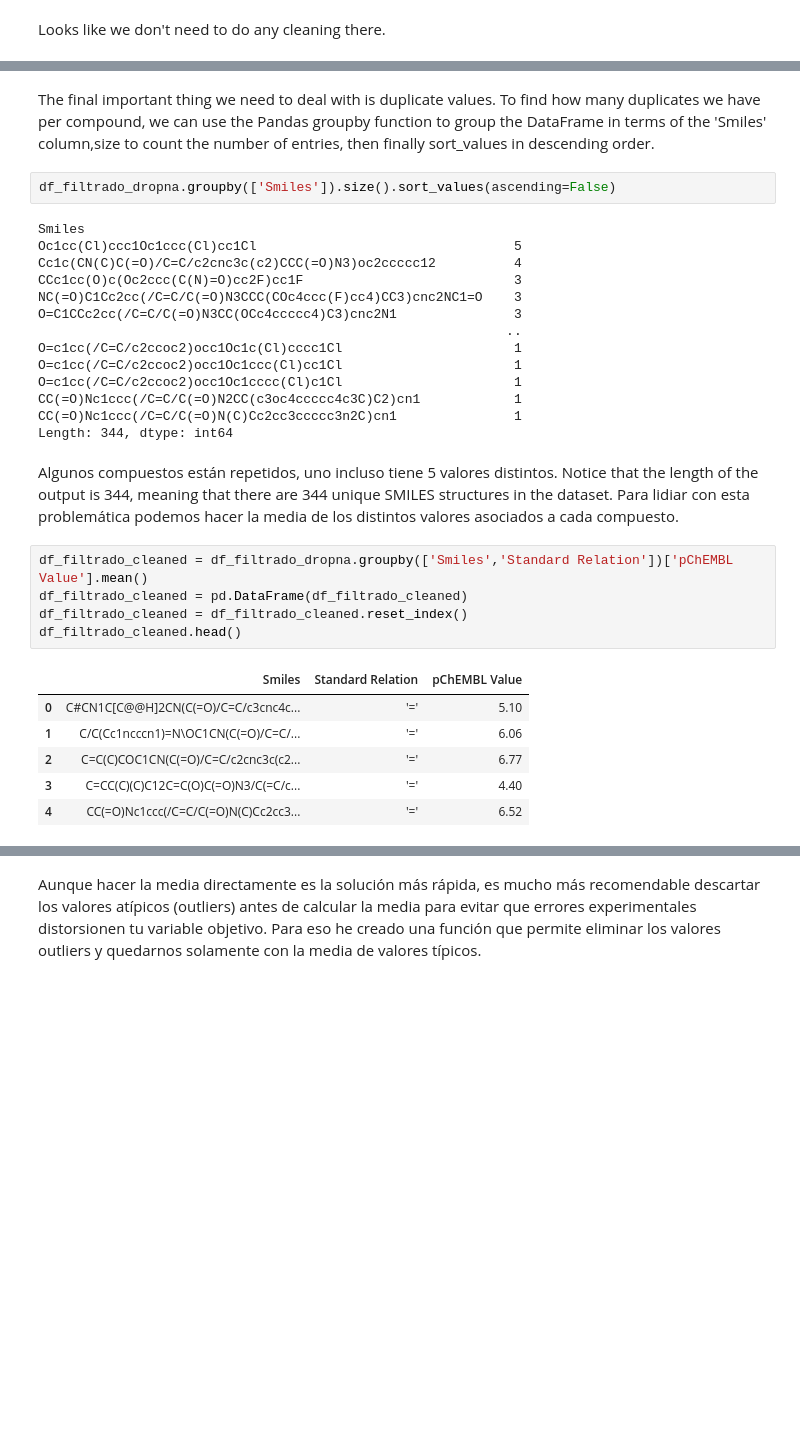
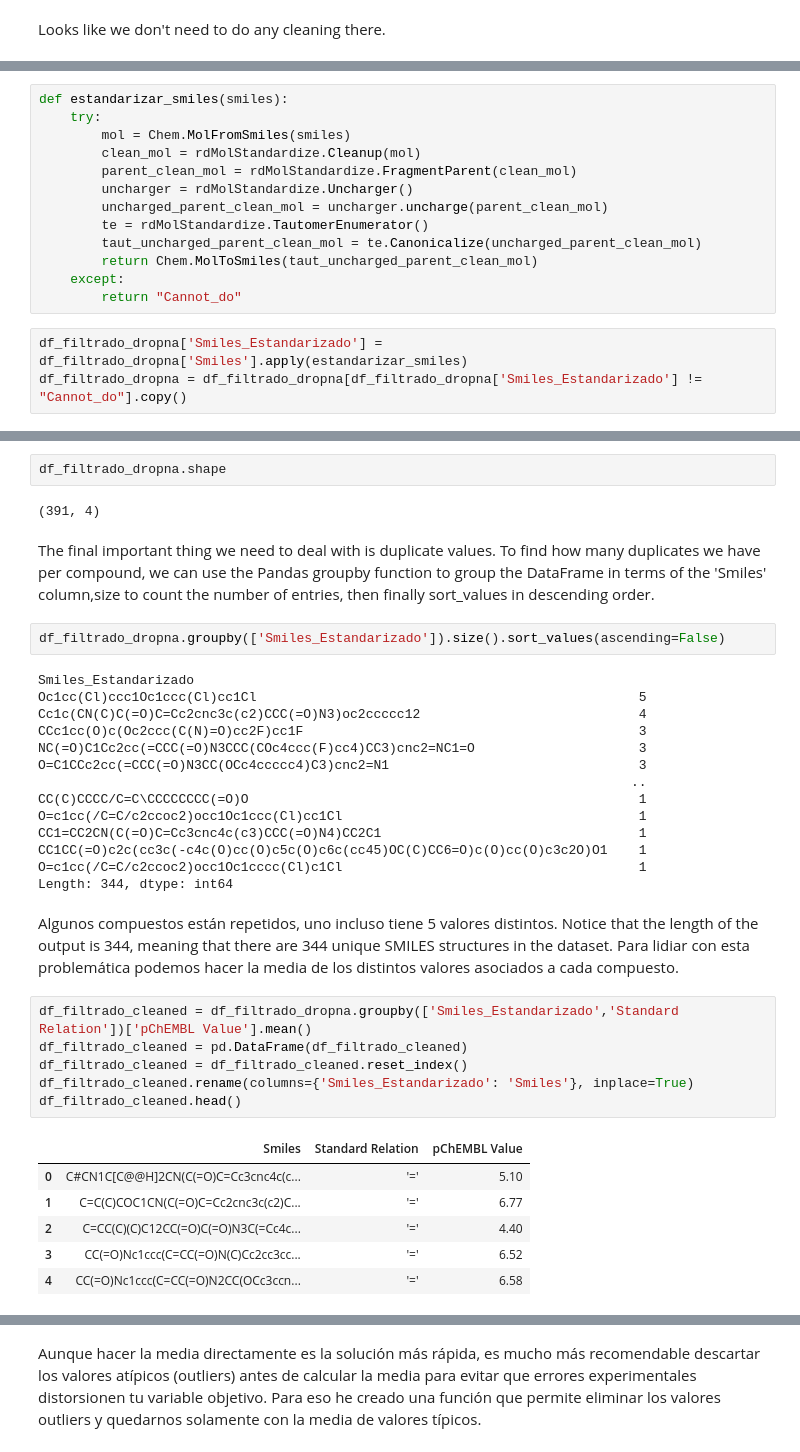
Before and after one commit to jpelaez511/TFM, a Jupyter notebook: notebook/01_Curacion_Datos.ipynb, the cells around one changed output, grey strips where cells are left out. Saved outputs shown, nothing was run; the diff lists cells and outputs as text; blank space fills up the shorter version.

Commit message:
Estandarizacion de smiles

```diff
--- a/notebook/01_Curacion_Datos.ipynb
+++ b/notebook/01_Curacion_Datos.ipynb
@@ -82,0 +87,16 @@ Looks like we don't need to do any cleaning there.
+# %%
+def estandarizar_smiles(smiles):
+    try:
+        mol = Chem.MolFromSmiles(smiles)
+        clean_mol = rdMolStandardize.Cleanup(mol)
+        parent_clean_mol = rdMolStandardize.FragmentParent(clean_mol)
+        uncharger = rdMolStandardize.Uncharger()
+        uncharged_parent_clean_mol = uncharger.uncharge(parent_clean_mol)
+        te = rdMolStandardize.TautomerEnumerator()
+        taut_uncharged_parent_clean_mol = te.Canonicalize(uncharged_parent_clean_mol)
+        return Chem.MolToSmiles(taut_uncharged_parent_clean_mol)
+    except:
+        return "Cannot_do"
+# %%
+df_filtrado_dropna['Smiles_Estandarizado'] = df_filtrado_dropna['Smiles'].apply(estandarizar_smiles)
+df_filtrado_dropna = df_filtrado_dropna[df_filtrado_dropna['Smiles_Estandarizado'] != "Cannot_do"].copy()
@@ -83,34 +121,39 @@ Looks like we don't need to do any cleaning there.
+# %%
+df_filtrado_dropna.shape
+# %% [output]
+(391, 4)
 # %% [markdown]
 The final important thing we need to deal with is duplicate values. To find how many duplicates we have per compound, we can use the Pandas groupby function
 to group the DataFrame in terms of the 'Smiles' column,size to count the number of entries, then finally sort_values in descending order.
 # %%
-df_filtrado_dropna.groupby(['Smiles']).size().sort_values(ascending=False)
+df_filtrado_dropna.groupby(['Smiles_Estandarizado']).size().sort_values(ascending=False)
 # %% [output]
-Smiles
-Oc1cc(Cl)ccc1Oc1ccc(Cl)cc1Cl                                 5
-Cc1c(CN(C)C(=O)/C=C/c2cnc3c(c2)CCC(=O)N3)oc2ccccc12          4
-CCc1cc(O)c(Oc2ccc(C(N)=O)cc2F)cc1F                           3
-NC(=O)C1Cc2cc(/C=C/C(=O)N3CCC(COc4ccc(F)cc4)CC3)cnc2NC1=O    3
-O=C1CCc2cc(/C=C/C(=O)N3CC(OCc4ccccc4)C3)cnc2N1               3
-                                                            ..
-O=c1cc(/C=C/c2ccoc2)occ1Oc1c(Cl)cccc1Cl                      1
-O=c1cc(/C=C/c2ccoc2)occ1Oc1ccc(Cl)cc1Cl                      1
-O=c1cc(/C=C/c2ccoc2)occ1Oc1cccc(Cl)c1Cl                      1
-CC(=O)Nc1ccc(/C=C/C(=O)N2CC(c3oc4ccccc4c3C)C2)cn1            1
-CC(=O)Nc1ccc(/C=C/C(=O)N(C)Cc2cc3ccccc3n2C)cn1               1
+Smiles_Estandarizado
+Oc1cc(Cl)ccc1Oc1ccc(Cl)cc1Cl                                                 5
+Cc1c(CN(C)C(=O)C=Cc2cnc3c(c2)CCC(=O)N3)oc2ccccc12                            4
+CCc1cc(O)c(Oc2ccc(C(N)=O)cc2F)cc1F                                           3
+NC(=O)C1Cc2cc(=CCC(=O)N3CCC(COc4ccc(F)cc4)CC3)cnc2=NC1=O                     3
+O=C1CCc2cc(=CCC(=O)N3CC(OCc4ccccc4)C3)cnc2=N1                                3
+                                                                            ..
+CC(C)CCCC/C=C\CCCCCCCC(=O)O                                                  1
+O=c1cc(/C=C/c2ccoc2)occ1Oc1ccc(Cl)cc1Cl                                      1
+CC1=CC2CN(C(=O)C=Cc3cnc4c(c3)CCC(=O)N4)CC2C1                                 1
+CC1CC(=O)c2c(cc3c(-c4c(O)cc(O)c5c(O)c6c(cc45)OC(C)CC6=O)c(O)cc(O)c3c2O)O1    1
+O=c1cc(/C=C/c2ccoc2)occ1Oc1cccc(Cl)c1Cl                                      1
 Length: 344, dtype: int64
 # %% [markdown]
 Algunos compuestos están repetidos, uno incluso tiene 5 valores distintos. Notice that the length of the output is 344, meaning that there are 344 unique SMILES structures in the dataset. Para lidiar con esta problemática podemos hacer la media de los distintos valores asociados a cada compuesto.
 # %%
-df_filtrado_cleaned = df_filtrado_dropna.groupby(['Smiles','Standard Relation'])['pChEMBL Value'].mean()
+df_filtrado_cleaned = df_filtrado_dropna.groupby(['Smiles_Estandarizado','Standard Relation'])['pChEMBL Value'].mean()
 df_filtrado_cleaned = pd.DataFrame(df_filtrado_cleaned)
 df_filtrado_cleaned = df_filtrado_cleaned.reset_index()
+df_filtrado_cleaned.rename(columns={'Smiles_Estandarizado': 'Smiles'}, inplace=True)
 df_filtrado_cleaned.head()
 # %% [output]
 |  | Smiles | Standard Relation | pChEMBL Value |
-| 0 | C#CN1C[C@@H]2CN(C(=O)/C=C/c3cnc4c... | '=' | 5.10 |
-| 1 | C/C(Cc1ncccn1)=N\OC1CN(C(=O)/C=C/... | '=' | 6.06 |
-| 2 | C=C(C)COC1CN(C(=O)/C=C/c2cnc3c(c2... | '=' | 6.77 |
-| 3 | C=CC(C)(C)C12C=C(O)C(=O)N3/C(=C/c... | '=' | 4.40 |
-| 4 | CC(=O)Nc1ccc(/C=C/C(=O)N(C)Cc2cc3... | '=' | 6.52 |
+| 0 | C#CN1C[C@@H]2CN(C(=O)C=Cc3cnc4c(c... | '=' | 5.10 |
+| 1 | C=C(C)COC1CN(C(=O)C=Cc2cnc3c(c2)C... | '=' | 6.77 |
+| 2 | C=CC(C)(C)C12CC(=O)C(=O)N3C(=Cc4c... | '=' | 4.40 |
+| 3 | CC(=O)Nc1ccc(C=CC(=O)N(C)Cc2cc3cc... | '=' | 6.52 |
+| 4 | CC(=O)Nc1ccc(C=CC(=O)N2CC(OCc3ccn... | '=' | 6.58 |
 # %%
```
Also changed, not shown: parts of 5 cells of this notebook.
